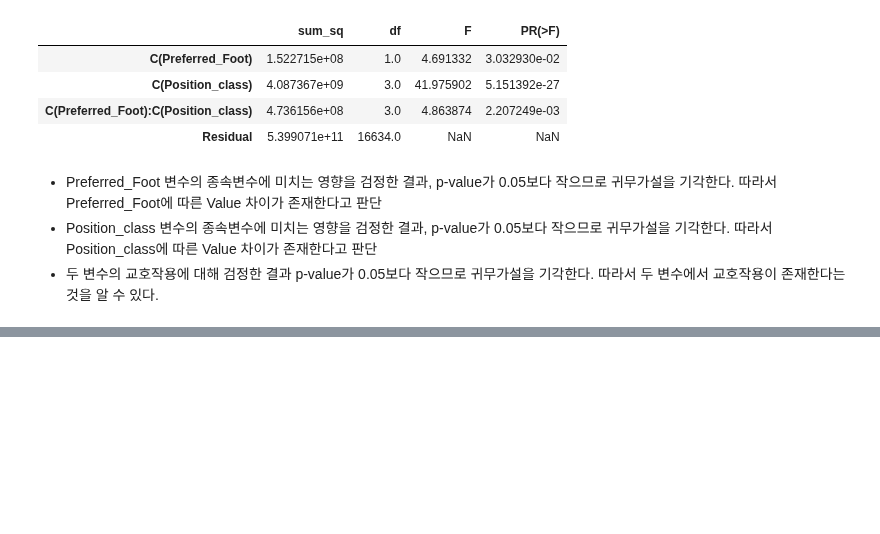
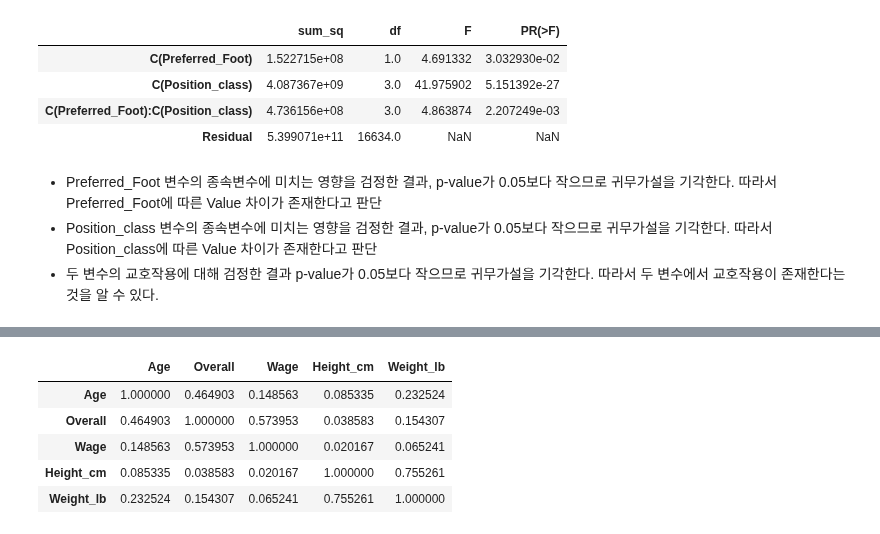
Before and after one commit to suhyehye/ADP-study, a Jupyter notebook: 03.모의고사/데이터에듀/1회/2. 통계분석.ipynb, the cells around one changed output, grey strips where cells are left out. Cells and saved outputs as stored; diff of their text form; code cells hidden in the pictures; blank space fills up the shorter version.

```diff
--- a/03.모의고사/데이터에듀/1회/2. 통계분석.ipynb
+++ b/03.모의고사/데이터에듀/1회/2. 통계분석.ipynb
@@ -152,0 +188,10 @@ aov_table
+# %%
+# 다중공선성 파악
+fifa[['Age','Overall', 'Wage', 'Height_cm', 'Weight_lb']].corr()
+# %% [output]
+|  | Age | Overall | Wage | Height_cm | Weight_lb |
+| Age | 1.000000 | 0.464903 | 0.148563 | 0.085335 | 0.232524 |
+| Overall | 0.464903 | 1.000000 | 0.573953 | 0.038583 | 0.154307 |
+| Wage | 0.148563 | 0.573953 | 1.000000 | 0.020167 | 0.065241 |
+| Height_cm | 0.085335 | 0.038583 | 0.020167 | 1.000000 | 0.755261 |
+| Weight_lb | 0.232524 | 0.154307 | 0.065241 | 0.755261 | 1.000000 |
```
Also changed, not shown: parts of 7 cells of this notebook.
